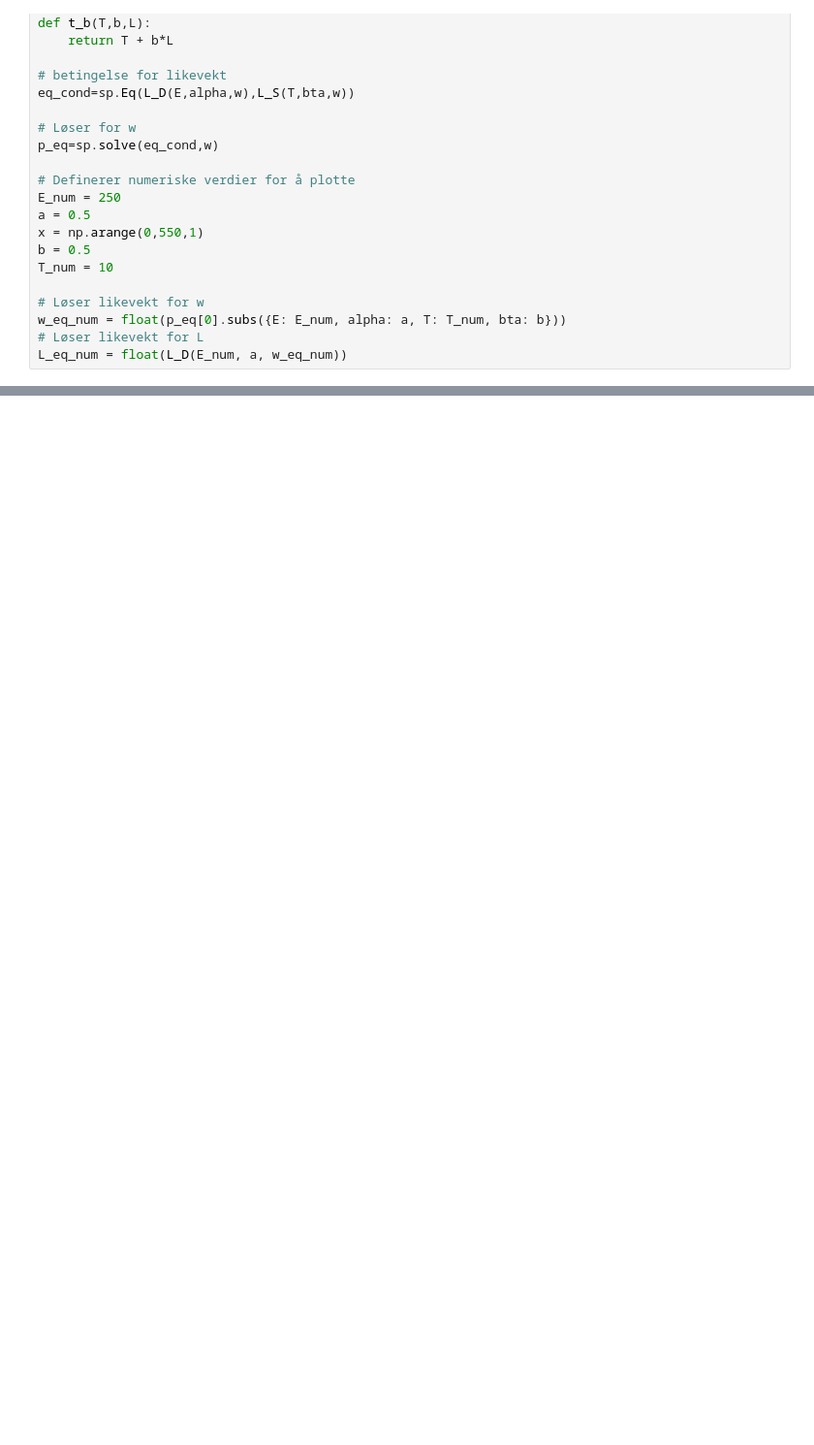
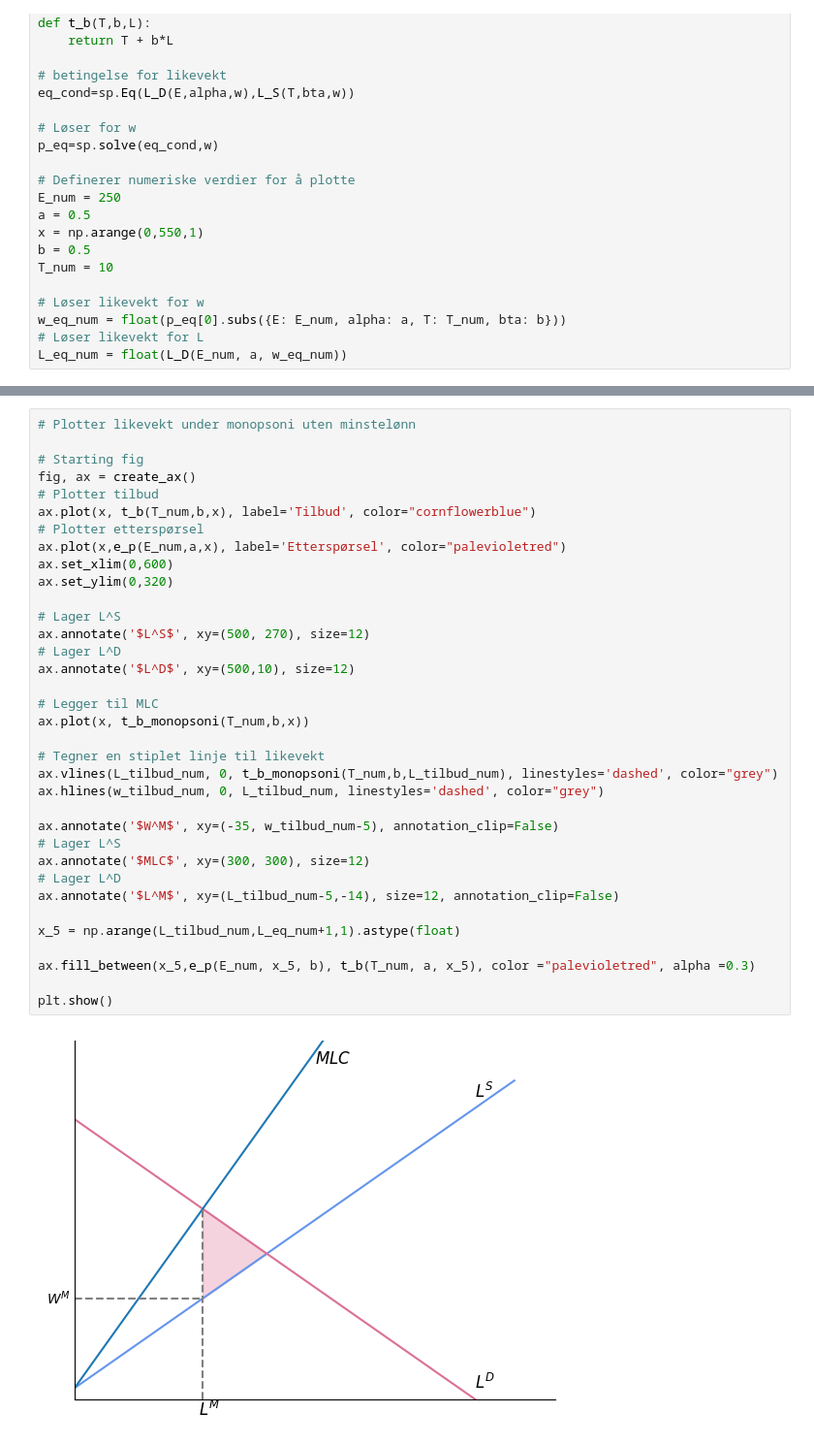
Before and after one commit to DanielFabioG/SOK-2008, a Jupyter notebook: Utfordringer/kodetil_utf_2.ipynb, the cells around one changed output, grey strips where cells are left out. Shown at 97% size. Saved outputs shown, nothing was run; the diff lists cells and outputs as text; blank space fills up the shorter version.

```diff
--- a/Utfordringer/kodetil_utf_2.ipynb
+++ b/Utfordringer/kodetil_utf_2.ipynb
@@ -127,0 +179,37 @@ plt.show()
+# %%
+# Plotter likevekt under monopsoni uten minstelønn
+
+# Starting fig
+fig, ax = create_ax()
+# Plotter tilbud
+ax.plot(x, t_b(T_num,b,x), label='Tilbud', color="cornflowerblue")
+# Plotter etterspørsel
+ax.plot(x,e_p(E_num,a,x), label='Etterspørsel', color="palevioletred")
+ax.set_xlim(0,600)
+ax.set_ylim(0,320)
+
+# Lager L^S
+ax.annotate('$L^S$', xy=(500, 270), size=12)
+# Lager L^D
+ax.annotate('$L^D$', xy=(500,10), size=12)
+
+# Legger til MLC
+ax.plot(x, t_b_monopsoni(T_num,b,x))
+
+# Tegner en stiplet linje til likevekt
+ax.vlines(L_tilbud_num, 0, t_b_monopsoni(T_num,b,L_tilbud_num), linestyles='dashed', color="grey")
+ax.hlines(w_tilbud_num, 0, L_tilbud_num, linestyles='dashed', color="grey")
+
+ax.annotate('$W^M$', xy=(-35, w_tilbud_num-5), annotation_clip=False)
+# Lager L^S
+ax.annotate('$MLC$', xy=(300, 300), size=12)
+# Lager L^D
+ax.annotate('$L^M$', xy=(L_tilbud_num-5,-14), size=12, annotation_clip=False)
+
+x_5 = np.arange(L_tilbud_num,L_eq_num+1,1).astype(float)
+
+ax.fill_between(x_5,e_p(E_num, x_5, b), t_b(T_num, a, x_5), color ="palevioletred", alpha =0.3)
+
+plt.show()
+# %% [output]
+[figure, added]
```
Also changed, not shown: parts of 5 cells of this notebook, 2 other files.
